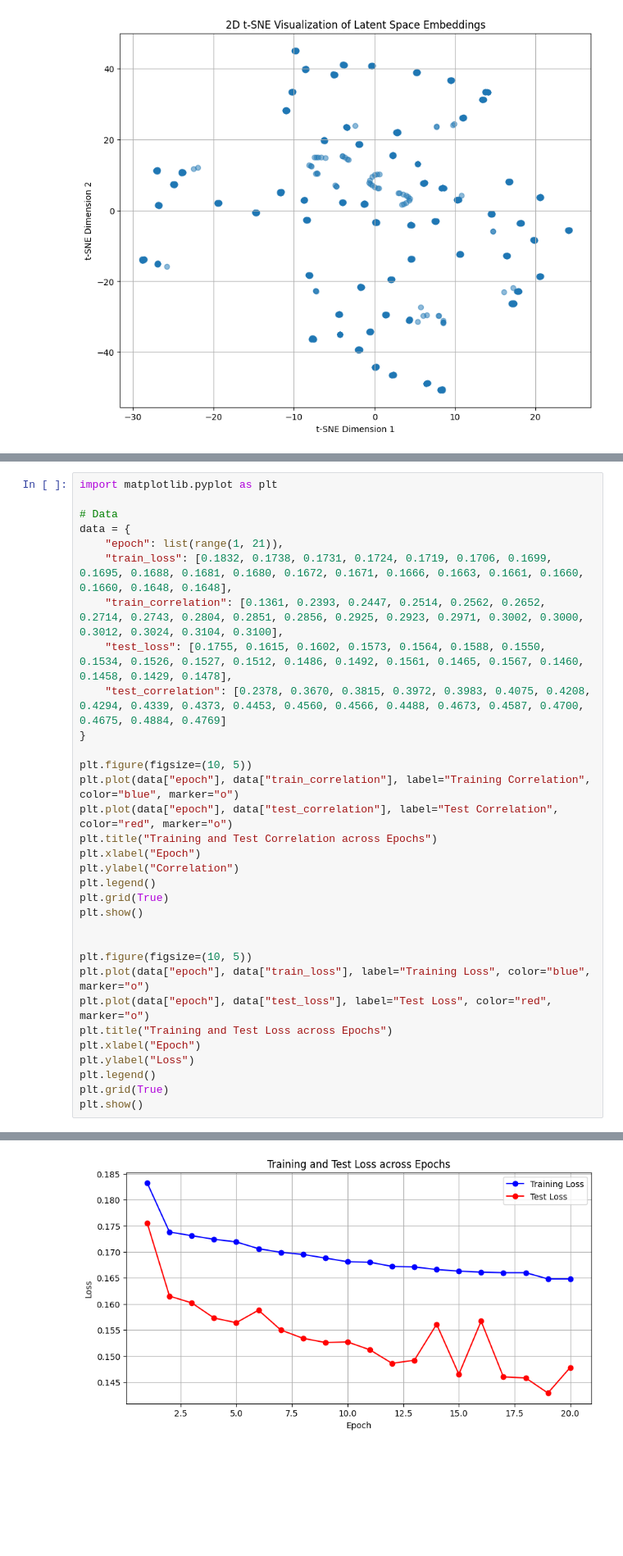
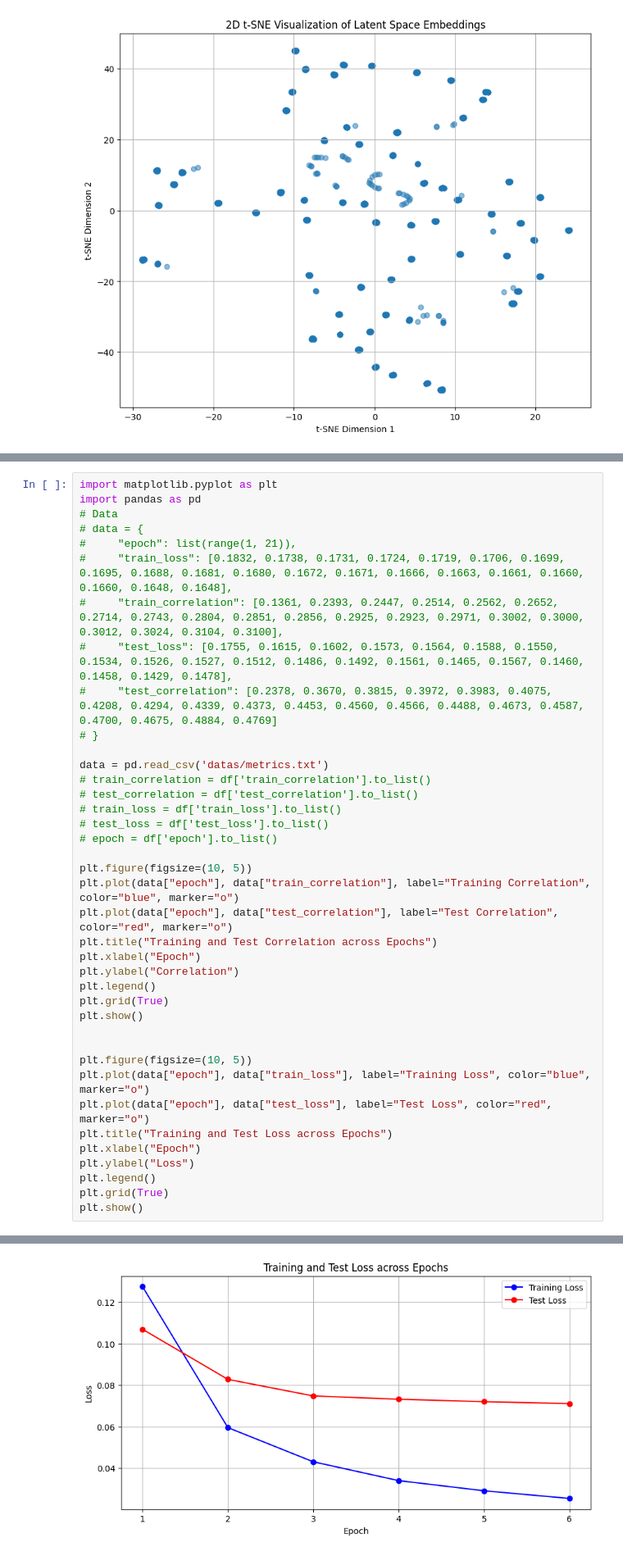
Before and after one commit to vinash85/GeneTranslator, a Jupyter notebook: box_20.ipynb, the cells around one changed output, grey strips where cells are left out. Shown at 82% size. Drawn from its saved outputs; the diff is of its cells as text; blank space fills up the shorter version.

```diff
--- a/box_20.ipynb
+++ b/box_20.ipynb
@@ -556,14 +850,21 @@ plt.show()
 # %%
 import matplotlib.pyplot as plt
+import pandas as pd
+# Data
+# data = {
+#     "epoch": list(range(1, 21)),
+#     "train_loss": [0.1832, 0.1738, 0.1731, 0.1724, 0.1719, 0.1706, 0.1699, 0.1695, 0.1688, 0.1681, 0.1680, 0.1672, 0.1671, 0.1666, 0.1663, 0.1661, 0.1660, 0.1660, 0.1648, 0.1648],
+#     "train_correlation": [0.1361, 0.2393, 0.2447, 0.2514, 0.2562, 0.2652, 0.2714, 0.2743, 0.2804, 0.2851, 0.2856, 0.2925, 0.2923, 0.2971, 0.3002, 0.3000, 0.3012, 0.3024, 0.3104, 0.3100],
+#     "test_loss": [0.1755, 0.1615, 0.1602, 0.1573, 0.1564, 0.1588, 0.1550, 0.1534, 0.1526, 0.1527, 0.1512, 0.1486, 0.1492, 0.1561, 0.1465, 0.1567, 0.1460, 0.1458, 0.1429, 0.1478],
+#     "test_correlation": [0.2378, 0.3670, 0.3815, 0.3972, 0.3983, 0.4075, 0.4208, 0.4294, 0.4339, 0.4373, 0.4453, 0.4560, 0.4566, 0.4488, 0.4673, 0.4587, 0.4700, 0.4675, 0.4884, 0.4769]
+# }
 
-# Data
-data = {
-    "epoch": list(range(1, 21)),
-    "train_loss": [0.1832, 0.1738, 0.1731, 0.1724, 0.1719, 0.1706, 0.1699, 0.1695, 0.1688, 0.1681, 0.1680, 0.1672, 0.1671, 0.1666, 0.1663, 0.1661, 0.1660, 0.1660, 0.1648, 0.1648],
-    "train_correlation": [0.1361, 0.2393, 0.2447, 0.2514, 0.2562, 0.2652, 0.2714, 0.2743, 0.2804, 0.2851, 0.2856, 0.2925, 0.2923, 0.2971, 0.3002, 0.3000, 0.3012, 0.3024, 0.3104, 0.3100],
-    "test_loss": [0.1755, 0.1615, 0.1602, 0.1573, 0.1564, 0.1588, 0.1550, 0.1534, 0.1526, 0.1527, 0.1512, 0.1486, 0.1492, 0.1561, 0.1465, 0.1567, 0.1460, 0.1458, 0.1429, 0.1478],
-    "test_correlation": [0.2378, 0.3670, 0.3815, 0.3972, 0.3983, 0.4075, 0.4208, 0.4294, 0.4339, 0.4373, 0.4453, 0.4560, 0.4566, 0.4488, 0.4673, 0.4587, 0.4700, 0.4675, 0.4884, 0.4769]
-}
+data = pd.read_csv('datas/metrics.txt')
+# train_correlation = df['train_correlation'].to_list()
+# test_correlation = df['test_correlation'].to_list()
+# train_loss = df['train_loss'].to_list()
+# test_loss = df['test_loss'].to_list()
+# epoch = df['epoch'].to_list()
 
 plt.figure(figsize=(10, 5))
 plt.plot(data["epoch"], data["train_correlation"], label="Training Correlation", color="blue", marker="o")
@@ -590 +891 @@ plt.show()
-[figure, old version]
+[figure, new version]
```
Also changed, not shown: parts of 12 cells of this notebook, 7 other files.
